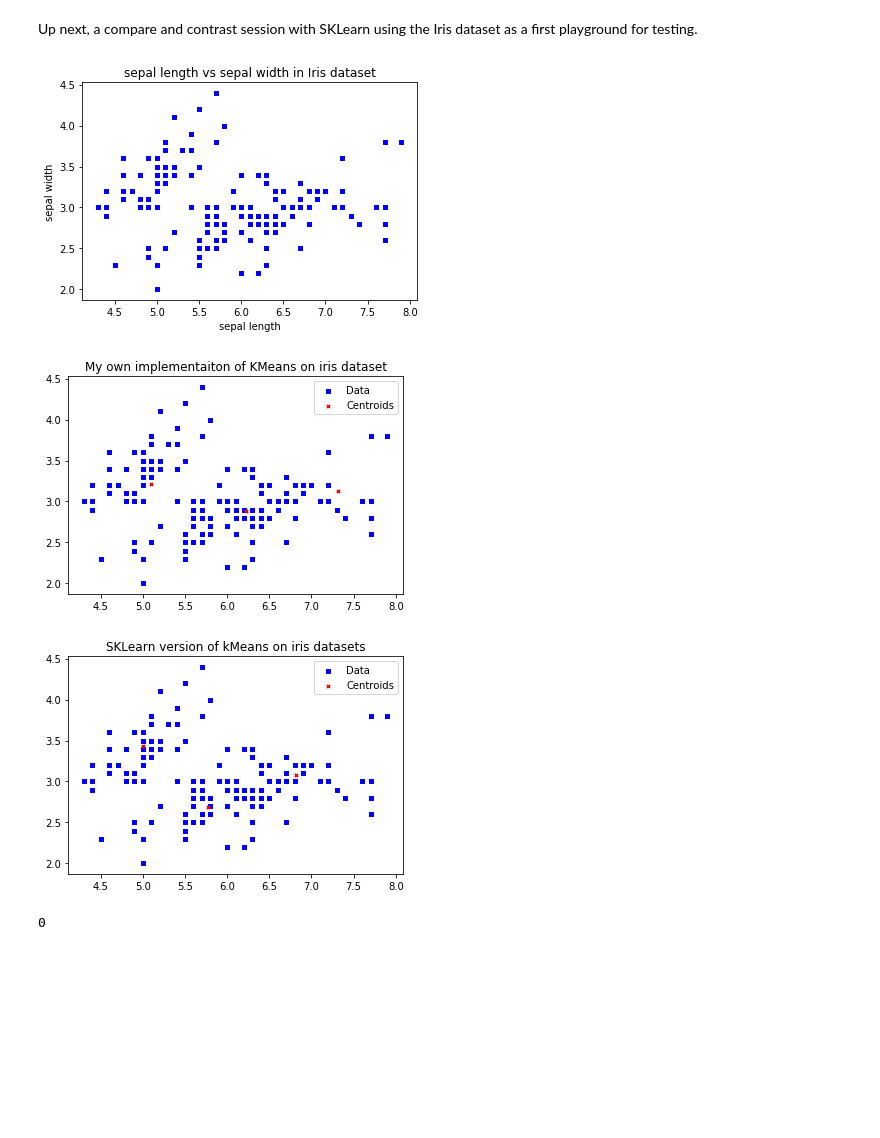
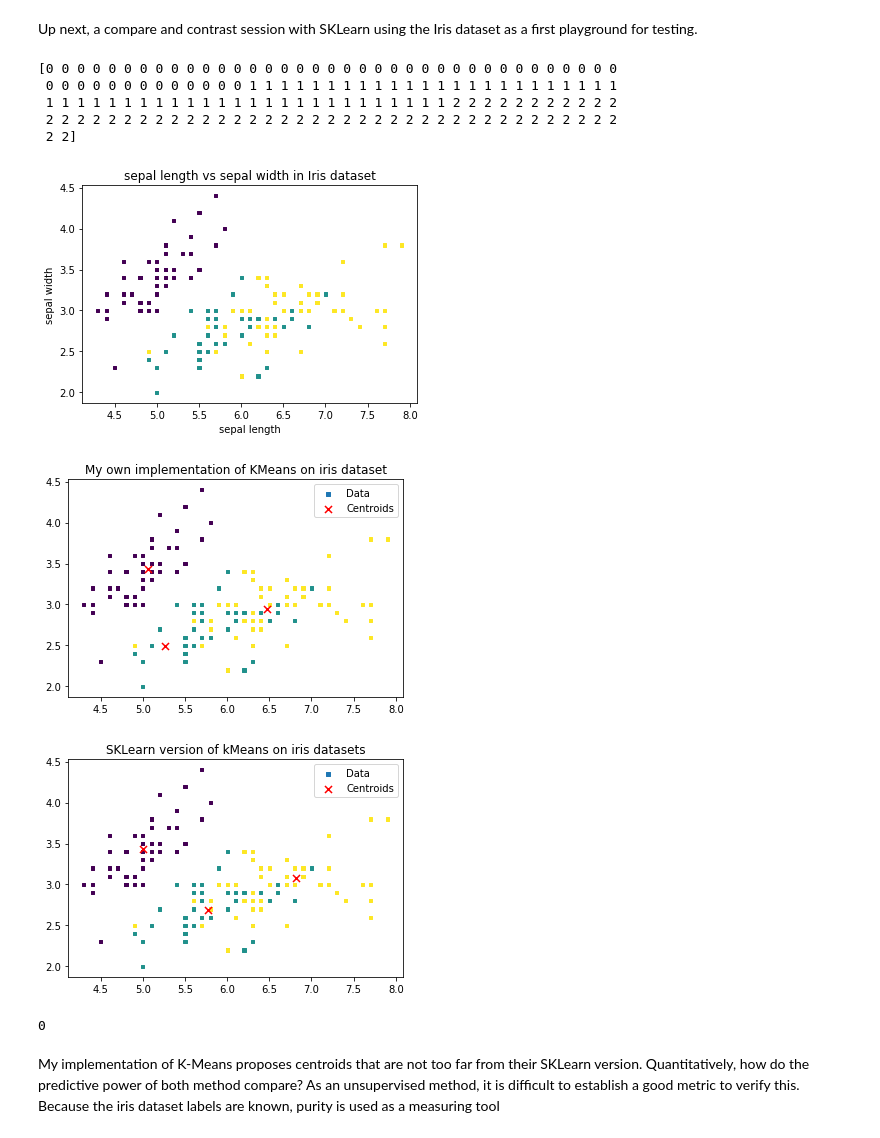
Before and after one commit to doodger/dataScience, a Jupyter notebook: kMeans.ipynb, the cells around one changed output. Drawn from its saved outputs; the diff is of its cells as text; code cells hidden in the pictures; blank space fills up the shorter version.

```diff
--- a/kMeans.ipynb
+++ b/kMeans.ipynb
@@ -56,7 +56,7 @@ def kMeans(data, k):
   return(sortedData,m)
   #return(sortedData,centroids)
 
-def generateKMeansGraph2d(data,centroids,title="KMeans plot of data and centroids"):
+def generateKMeansGraph2d(data,centroids,title="KMeans plot of data and centroids", color='b'):
   #function to generate a graph showing the data points divided into groups according to their centroids
   #Only for 2d datasets
 
@@ -73,8 +73,8 @@ def generateKMeansGraph2d(data,centroids,title="KMeans plot of data and centroid
   [[xCentroid.append(row[0]),yCentroid.append(row[1])] for row in centroids]
   fig = plt.figure()
   ax1 = fig.add_subplot(111)
-  dataScatter = ax1.scatter(x, y, s=10, c='b', marker="s", label='Data')
-  centroidScatter = ax1.scatter(xCentroid,yCentroid, s=10, c='r', marker="x", label='Centroids')
+  dataScatter = ax1.scatter(x, y, s=10, c=color, marker="s", label='Data')
+  centroidScatter = ax1.scatter(xCentroid,yCentroid, s=50, c='r', marker="x", label='Centroids')
   plt.title(title)
   plt.legend(handles=[dataScatter,centroidScatter])
   plt.show()
@@ -95,28 +95,37 @@ Up next, a compare and contrast session with SKLearn using the Iris dataset as a
 # %%
 from sklearn import datasets
 from sklearn.cluster import KMeans as sklearnKMeans #to contrast with my own KMeans
 
 iris = datasets.load_iris() #loading the iris data set
 #in order to compare my KMeans vs SKLearn's KMeans, the first two feature will be taken
 x = iris.data[:, 0] #Sepal length
-y= iris.data[:, 1] #Sepal width
+y = iris.data[:, 1] #Sepal width
+targetCategory = iris.target #array of category for each flower, used later for color
+
 fig = plt.figure()
 ax1 = fig.add_subplot(111)
-ax1.scatter(x, y, s=10, c='b', marker="s", label='first')
+ax1.scatter(x, y, s=10, c=targetCategory, marker="s", label='first')
 plt.title("sepal length vs sepal width in Iris dataset")
 plt.xlabel("sepal length")
 plt.ylabel("sepal width")
 plt.show()
 
 tData = np.array(list(zip(x,y)))
 sortedData,centroids = kMeans(tData,3)
-generateKMeansGraph2d(tData,centroids, title="My own implementaiton of KMeans on iris dataset")
+generateKMeansGraph2d(tData,centroids, color=targetCategory, title="My own implementation of KMeans on iris dataset")
 
 skSortedData = sklearnKMeans(n_clusters = 3).fit(tData)
 skSortedData.cluster_centers_
-generateKMeansGraph2d(tData,skSortedData.cluster_centers_,title="SKLearn version of kMeans on iris datasets")
+generateKMeansGraph2d(tData,skSortedData.cluster_centers_, color = targetCategory, title="SKLearn version of kMeans on iris datasets")
 # %% [output]
+[0 0 0 0 0 0 0 0 0 0 0 0 0 0 0 0 0 0 0 0 0 0 0 0 0 0 0 0 0 0 0 0 0 0 0 0 0
+ 0 0 0 0 0 0 0 0 0 0 0 0 0 1 1 1 1 1 1 1 1 1 1 1 1 1 1 1 1 1 1 1 1 1 1 1 1
+ 1 1 1 1 1 1 1 1 1 1 1 1 1 1 1 1 1 1 1 1 1 1 1 1 1 1 2 2 2 2 2 2 2 2 2 2 2
+ 2 2 2 2 2 2 2 2 2 2 2 2 2 2 2 2 2 2 2 2 2 2 2 2 2 2 2 2 2 2 2 2 2 2 2 2 2
+ 2 2]
-[figure, old version]
+[figure, new version]
-[figure, old version]
+[figure, new version]
-[figure, old version]
+[figure, new version]
-0
+0
+# %% [markdown]
+My implementation of K-Means proposes centroids that are not too far from their SKLearn version. Quantitatively, how do the predictive power of both method compare? As an unsupervised method, it is difficult to establish a good metric to verify this. Because the iris dataset labels are known, purity is used as a measuring tool
```
Also changed, not shown: parts of 3 cells of this notebook.
